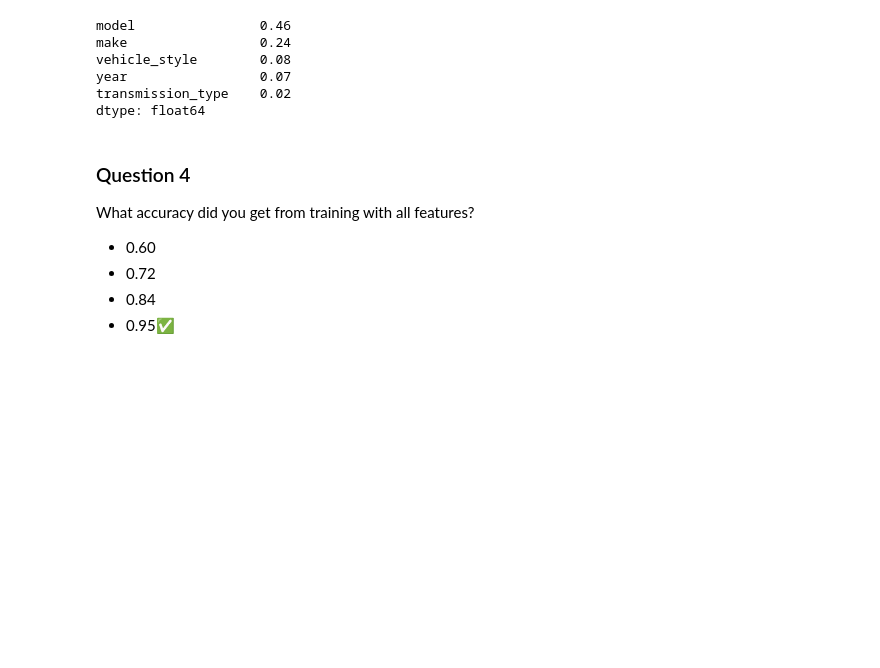
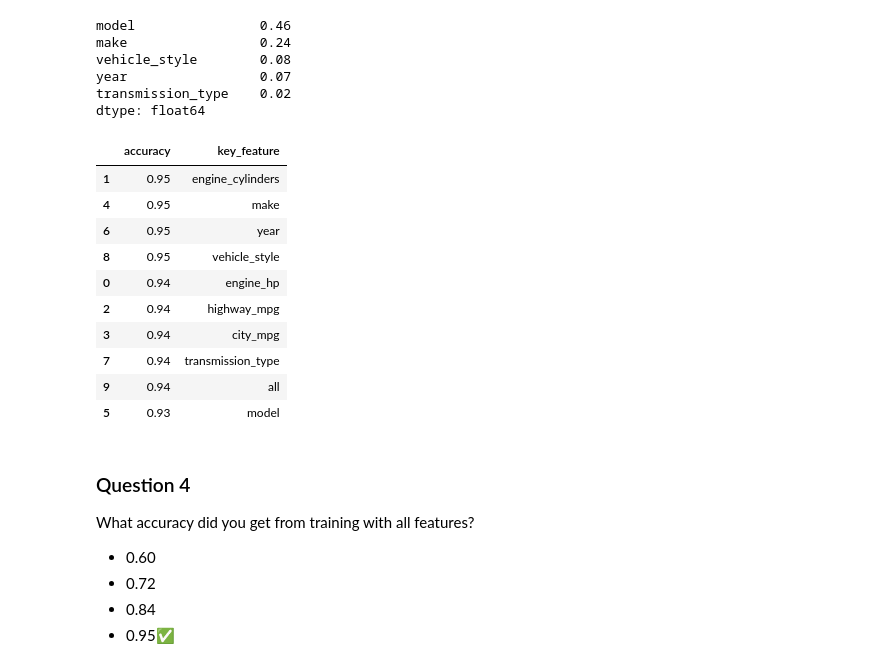
Before and after one commit to danielazamorah/ml-zoomcamp-gcp, a Jupyter notebook: nbs/homework/02_classification_vertex.ipynb, the cells around one changed output. Cells and saved outputs as stored; diff of their text form; code cells hidden in the pictures; blank space fills up the shorter version.

```diff
--- a/nbs/homework/02_classification_vertex.ipynb
+++ b/nbs/homework/02_classification_vertex.ipynb
@@ -521,6 +502,23 @@ vehicle_style        0.08
 year                 0.07
 transmission_type    0.02
 dtype: float64
+# %%
+gcs_df_accuracy = "gs://dz-d-stg-us-ml-zoomcamp/02_churn_prediction/pipeline_root_hw/532579765435/pipeline-log-reg-hw-compare-20231002223134/compare-models_-15525516501057536/out_df_accuracy"
+df_accuracy = pd.read_pickle(gcs_df_accuracy + '.pkl')
+# %%
+df_accuracy.sort_values(by = "accuracy", ascending = False)
+# %% [output]
+|  | accuracy | key_feature |
+| 1 | 0.95 | engine_cylinders |
+| 4 | 0.95 | make |
+| 6 | 0.95 | year |
+| 8 | 0.95 | vehicle_style |
+| 0 | 0.94 | engine_hp |
+| 2 | 0.94 | highway_mpg |
+| 3 | 0.94 | city_mpg |
+| 7 | 0.94 | transmission_type |
+| 9 | 0.94 | all |
+| 5 | 0.93 | model |
 # %% [markdown]
 ### Question 4
 
```
Also changed, not shown: parts of 11 cells of this notebook, 3 other files.
